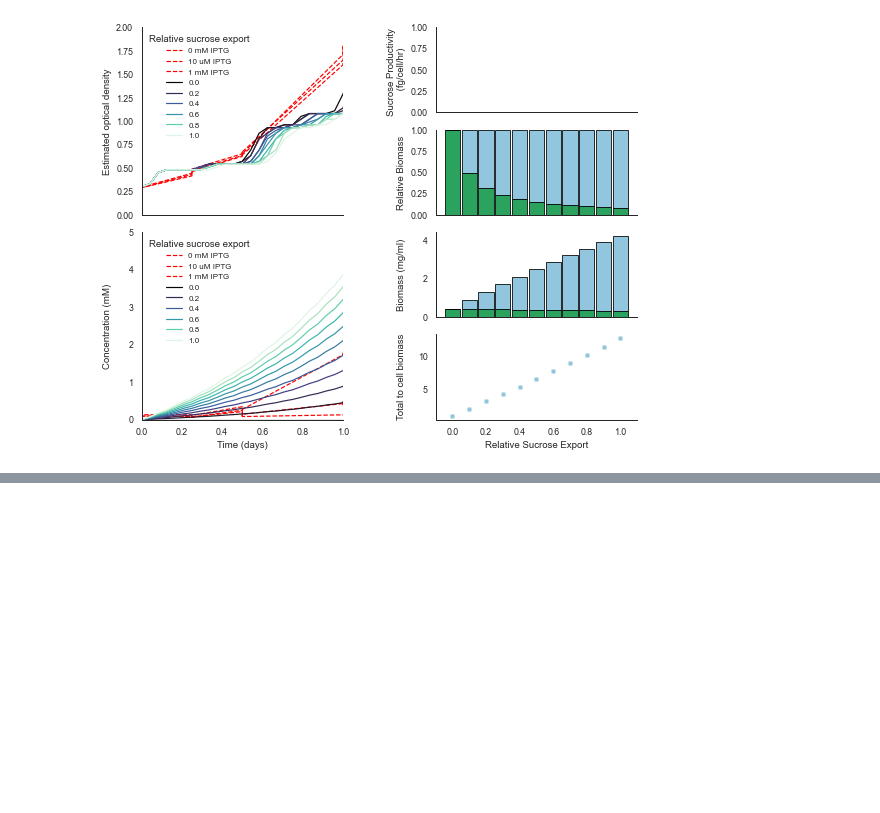
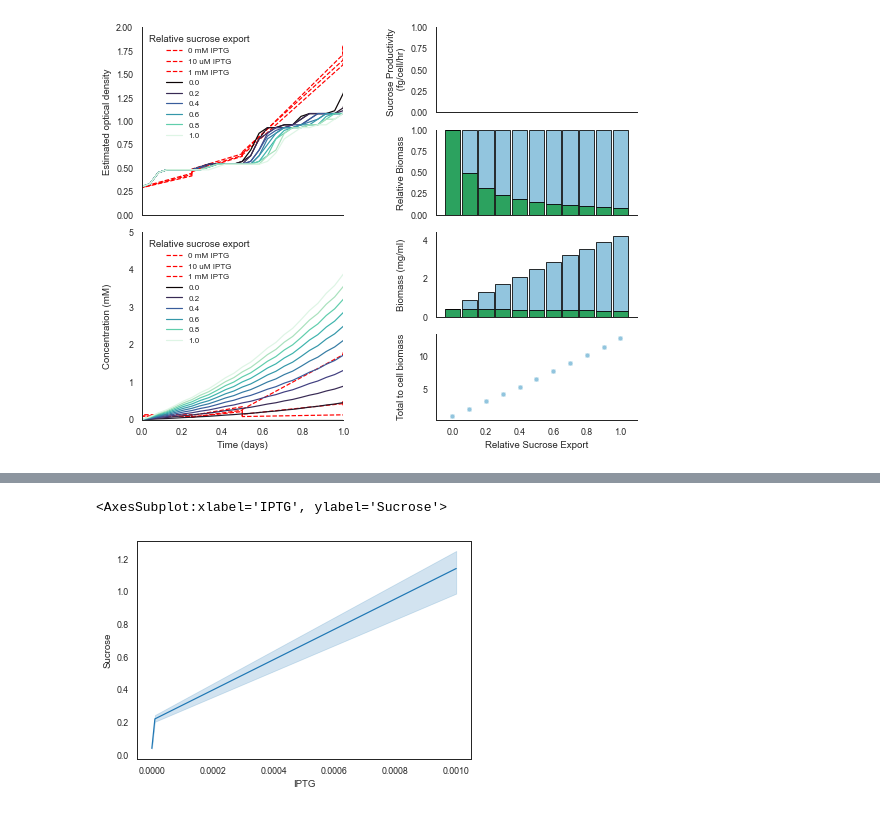
Before and after one commit to Jsakkos/nufeb-cyano-e-coli, a Jupyter notebook: notebooks/Model validation SE - Copy.ipynb, the cells around one changed output, grey strips where cells are left out. Drawn from its saved outputs; the diff is of its cells as text; code cells hidden in the pictures; blank space fills up the shorter version.

```diff
--- a/notebooks/Model validation SE - Copy.ipynb
+++ b/notebooks/Model validation SE - Copy.ipynb
@@ -258,0 +267,6 @@ fig.align_ylabels()
+# %%
+f, ax = plt.subplots()
+sns.lineplot(x='IPTG',y='Sucrose',data=Experimental.loc[Experimental.Time==24],ax=ax)
+# %% [output]
+<AxesSubplot:xlabel='IPTG', ylabel='Sucrose'>
+[figure, added]
```
Also changed, not shown: parts of 25 cells of this notebook, 1 other file.
